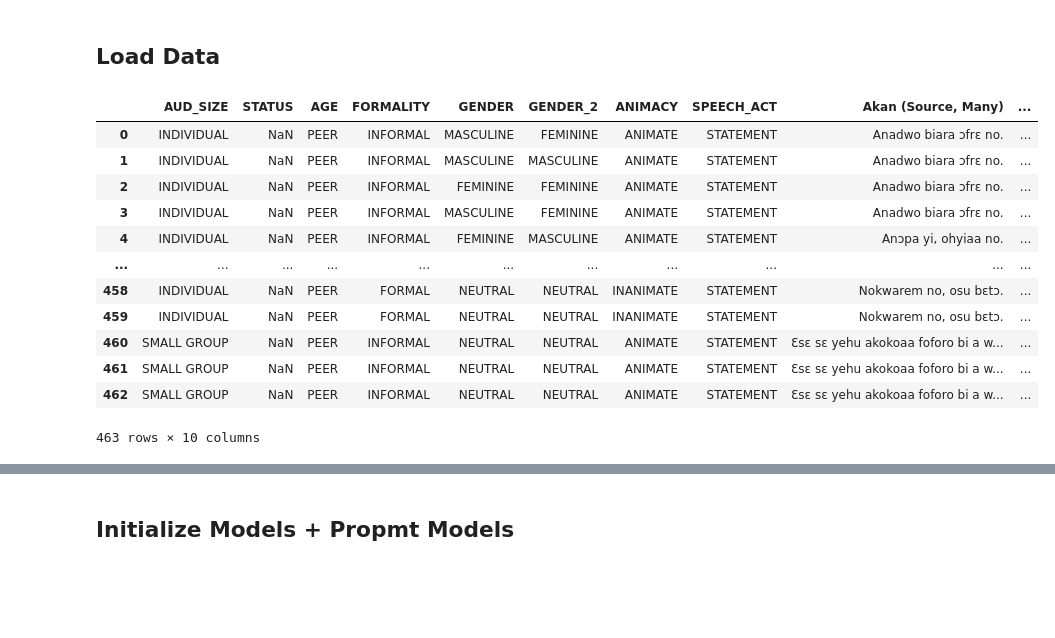
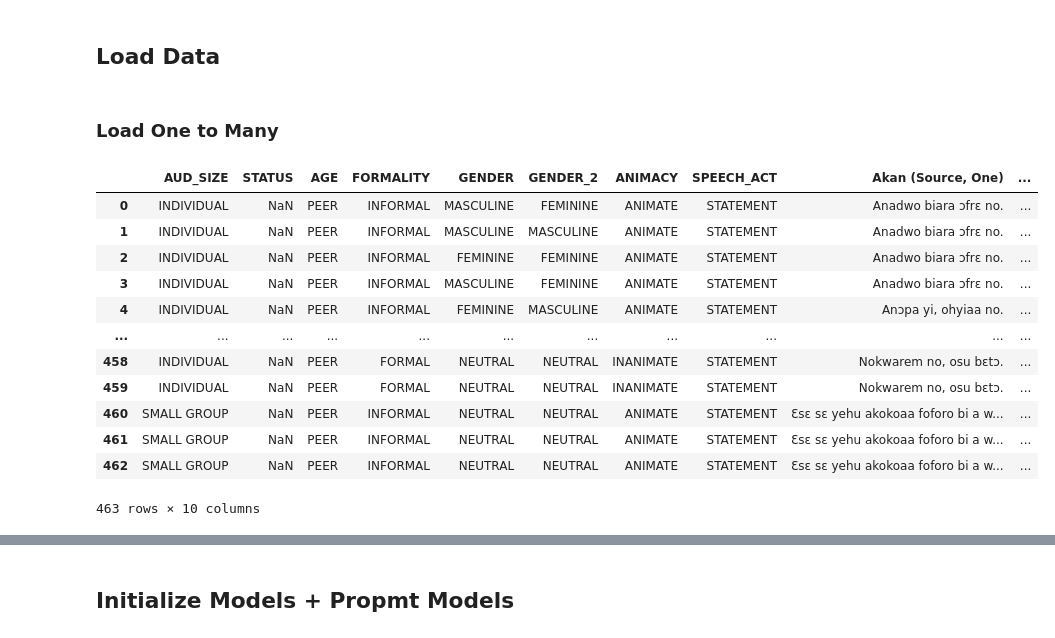
Before and after one commit to Brinkley97/comp-express-mt, a Jupyter notebook: notebook_experiments/llm_text_generation.ipynb, the cells around one changed output, grey strips where cells are left out. Saved outputs shown, nothing was run; the diff lists cells and outputs as text; code cells hidden in the pictures; blank space fills up the shorter version.

```diff
--- a/notebook_experiments/llm_text_generation.ipynb
+++ b/notebook_experiments/llm_text_generation.ipynb
@@ -20,26 +20,28 @@ from llms import TextGenerationModelFactory
 # %%
 file_name = "akuapem_with_tags_dataset-verified_data.xlsx"
 path = os.path.join("../data/", file_name)
-one_to_many_df = pd.read_excel(path, sheet_name="1-M_tags")
-# many_to_one_df = pd.read_excel(path, sheet_name="M-1_tags")
-akan_source_many = "Akan (Source, Many)"
-eng_target_one = "English (Target, One)"
-cols_to_rename = {"Akuapem Twi": akan_source_many,
-                  "English": eng_target_one
-                  }
-one_to_many_df.rename(columns=cols_to_rename, inplace=True)
-one_to_many_df
-# %% [output]
-|  | AUD_SIZE | STATUS | AGE | FORMALITY | GENDER | GENDER_2 | ANIMACY | SPEECH_ACT | Akan (Source, Many) | ... |
-| 0 | INDIVIDUAL | NaN | PEER | INFORMAL | MASCULINE | FEMININE | ANIMATE | STATEMENT | Anadwo biara ɔfrɛ no. | ... |
-| 1 | INDIVIDUAL | NaN | PEER | INFORMAL | MASCULINE | MASCULINE | ANIMATE | STATEMENT | Anadwo biara ɔfrɛ no. | ... |
-| 2 | INDIVIDUAL | NaN | PEER | INFORMAL | FEMININE | FEMININE | ANIMATE | STATEMENT | Anadwo biara ɔfrɛ no. | ... |
-| 3 | INDIVIDUAL | NaN | PEER | INFORMAL | MASCULINE | FEMININE | ANIMATE | STATEMENT | Anadwo biara ɔfrɛ no. | ... |
-| 4 | INDIVIDUAL | NaN | PEER | INFORMAL | FEMININE | MASCULINE | ANIMATE | STATEMENT | Anɔpa yi, ohyiaa no. | ... |
-| ... | ... | ... | ... | ... | ... | ... | ... | ... | ... | ... |
-| 458 | INDIVIDUAL | NaN | PEER | FORMAL | NEUTRAL | NEUTRAL | INANIMATE | STATEMENT | Nokwarem no, osu bɛtɔ. | ... |
-| 459 | INDIVIDUAL | NaN | PEER | FORMAL | NEUTRAL | NEUTRAL | INANIMATE | STATEMENT | Nokwarem no, osu bɛtɔ. | ... |
-| 460 | SMALL GROUP | NaN | PEER | INFORMAL | NEUTRAL | NEUTRAL | ANIMATE | STATEMENT | Ɛsɛ sɛ yehu akokoaa foforo bi a w... | ... |
-| 461 | SMALL GROUP | NaN | PEER | INFORMAL | NEUTRAL | NEUTRAL | ANIMATE | STATEMENT | Ɛsɛ sɛ yehu akokoaa foforo bi a w... | ... |
-| 462 | SMALL GROUP | NaN | PEER | INFORMAL | NEUTRAL | NEUTRAL | ANIMATE | STATEMENT | Ɛsɛ sɛ yehu akokoaa foforo bi a w... | ... |
-463 rows × 10 columns
+# %% [markdown]
+### Load One to Many
+# %%
+one_to_many_df = pd.read_excel(path, sheet_name="1-M_tags")
+akan_source_one = "Akan (Source, One)"
+eng_target_many = "English (Target, Many)"
+one_many_cols_to_rename = {"Akuapem Twi": akan_source_one,
+                  "English": eng_target_many
+                  }
+one_to_many_df.rename(columns=one_many_cols_to_rename, inplace=True)
+one_to_many_df
+# %% [output]
+|  | AUD_SIZE | STATUS | AGE | FORMALITY | GENDER | GENDER_2 | ANIMACY | SPEECH_ACT | Akan (Source, One) | ... |
+| 0 | INDIVIDUAL | NaN | PEER | INFORMAL | MASCULINE | FEMININE | ANIMATE | STATEMENT | Anadwo biara ɔfrɛ no. | ... |
+| 1 | INDIVIDUAL | NaN | PEER | INFORMAL | MASCULINE | MASCULINE | ANIMATE | STATEMENT | Anadwo biara ɔfrɛ no. | ... |
+| 2 | INDIVIDUAL | NaN | PEER | INFORMAL | FEMININE | FEMININE | ANIMATE | STATEMENT | Anadwo biara ɔfrɛ no. | ... |
+| 3 | INDIVIDUAL | NaN | PEER | INFORMAL | MASCULINE | FEMININE | ANIMATE | STATEMENT | Anadwo biara ɔfrɛ no. | ... |
+| 4 | INDIVIDUAL | NaN | PEER | INFORMAL | FEMININE | MASCULINE | ANIMATE | STATEMENT | Anɔpa yi, ohyiaa no. | ... |
+| ... | ... | ... | ... | ... | ... | ... | ... | ... | ... | ... |
+| 458 | INDIVIDUAL | NaN | PEER | FORMAL | NEUTRAL | NEUTRAL | INANIMATE | STATEMENT | Nokwarem no, osu bɛtɔ. | ... |
+| 459 | INDIVIDUAL | NaN | PEER | FORMAL | NEUTRAL | NEUTRAL | INANIMATE | STATEMENT | Nokwarem no, osu bɛtɔ. | ... |
+| 460 | SMALL GROUP | NaN | PEER | INFORMAL | NEUTRAL | NEUTRAL | ANIMATE | STATEMENT | Ɛsɛ sɛ yehu akokoaa foforo bi a w... | ... |
+| 461 | SMALL GROUP | NaN | PEER | INFORMAL | NEUTRAL | NEUTRAL | ANIMATE | STATEMENT | Ɛsɛ sɛ yehu akokoaa foforo bi a w... | ... |
+| 462 | SMALL GROUP | NaN | PEER | INFORMAL | NEUTRAL | NEUTRAL | ANIMATE | STATEMENT | Ɛsɛ sɛ yehu akokoaa foforo bi a w... | ... |
+463 rows × 10 columns
```
Also changed, not shown: parts of 11 cells of this notebook.
